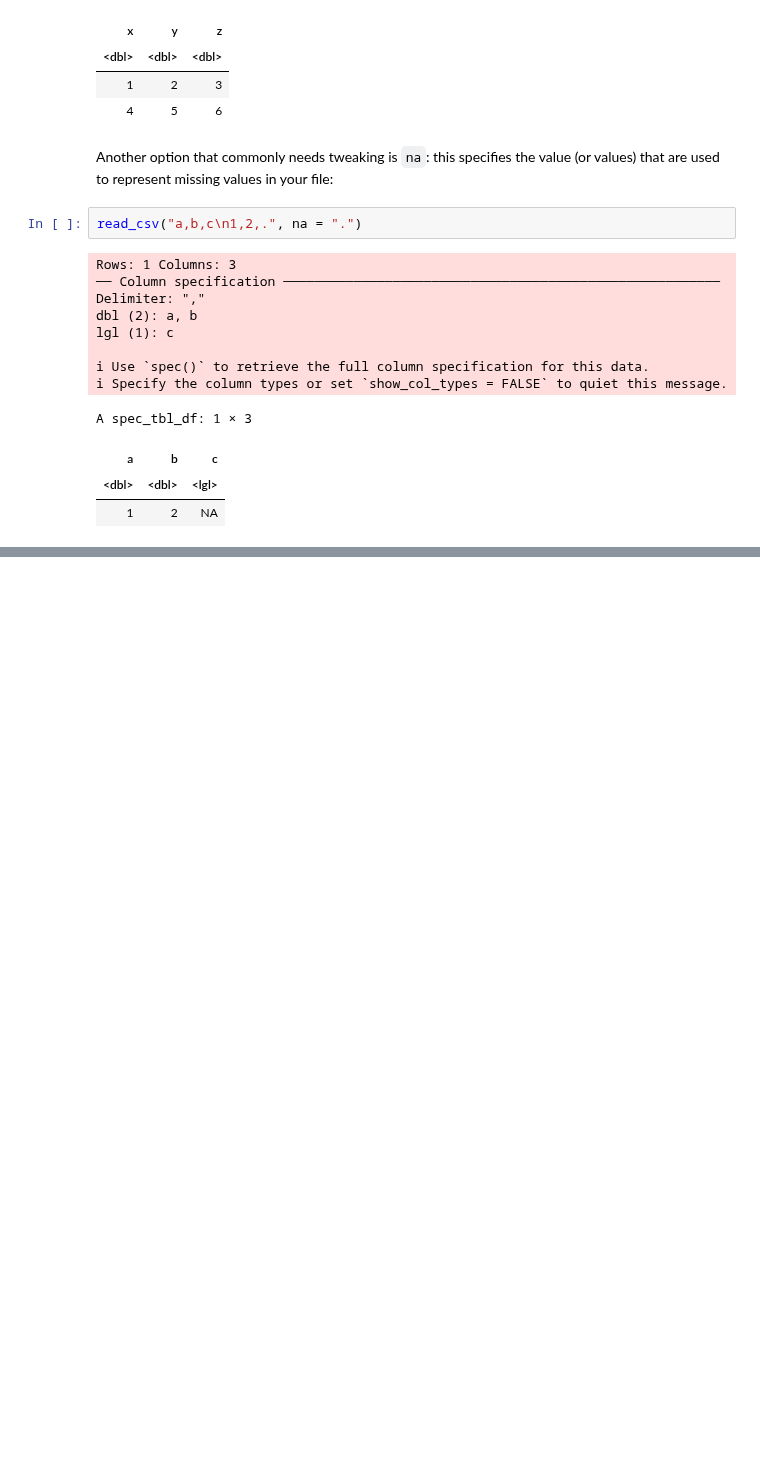
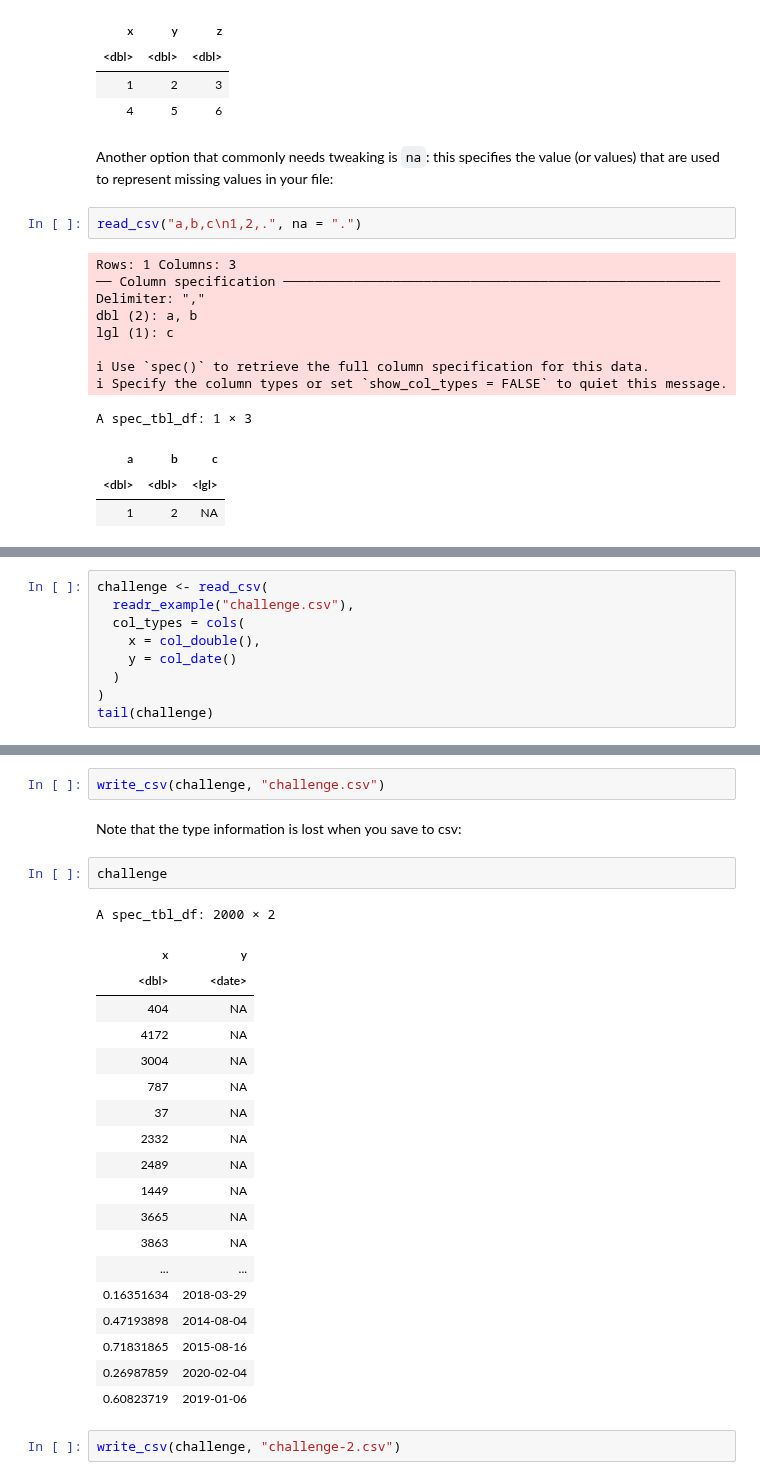
Before and after one commit to fralfaro/r4ds-book, a Jupyter notebook: docs/11_data_import.ipynb, the cells around one changed output, grey strips where cells are left out. Cells and saved outputs as stored; diff of their text form; blank space fills up the shorter version.

```diff
--- a/docs/11_data_import.ipynb
+++ b/docs/11_data_import.ipynb
@@ -513,0 +700,9 @@ For other file types, try the R data import/export manual and the rio package.
+# %%
+challenge <- read_csv(
+  readr_example("challenge.csv"),
+  col_types = cols(
+    x = col_double(),
+    y = col_date()
+  )
+)
+tail(challenge)
@@ -513,0 +826,29 @@ For other file types, try the R data import/export manual and the rio package.
+# %%
+write_csv(challenge, "challenge.csv")
+# %% [markdown]
+
+Note that the type information is lost when you save to csv:
+# %%
+challenge
+# %% [output]
+A spec_tbl_df: 2000 × 2
+| x | y |
+| <dbl> | <date> |
+| 404 | NA |
+| 4172 | NA |
+| 3004 | NA |
+| 787 | NA |
+| 37 | NA |
+| 2332 | NA |
+| 2489 | NA |
+| 1449 | NA |
+| 3665 | NA |
+| 3863 | NA |
+| ... | ... |
+| 0.16351634 | 2018-03-29 |
+| 0.47193898 | 2014-08-04 |
+| 0.71831865 | 2015-08-16 |
+| 0.26987859 | 2020-02-04 |
+| 0.60823719 | 2019-01-06 |
+# %%
+write_csv(challenge, "challenge-2.csv")
```
Also changed, not shown: parts of 115 cells of this notebook.
